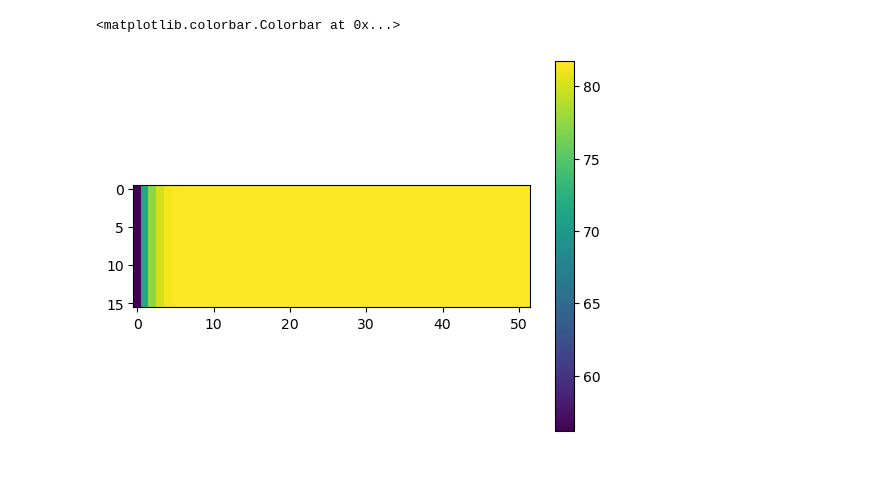
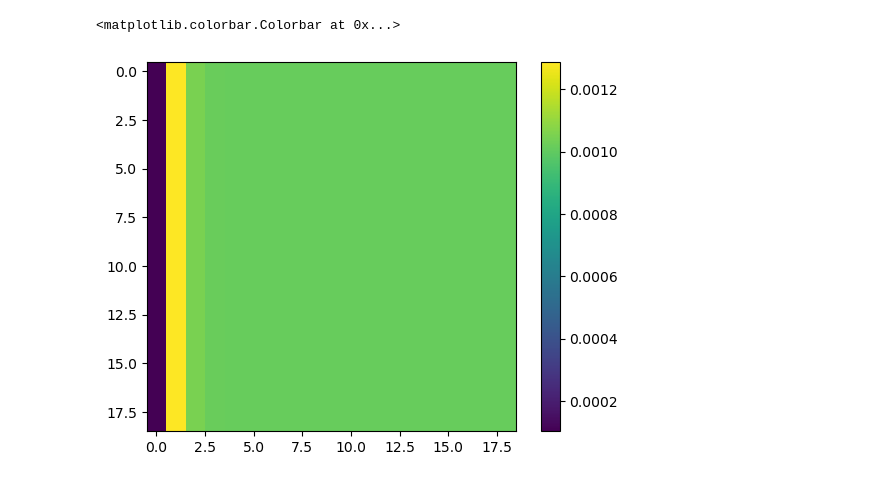
Before and after one commit to aaron23pueschel/CFD, a Jupyter notebook: CFD_FINAL/Development copy.ipynb, the cells around one changed output. Cells and saved outputs as stored; diff of their text form; code cells hidden in the pictures.

```diff
--- a/CFD_FINAL/Development copy.ipynb
+++ b/CFD_FINAL/Development copy.ipynb
@@ -39,9 +69,10 @@ Test.Data.plot_primitive("velocity")
 # %%
 
-for i in range(1000):
+for i in range(1):
     Test.set_pressure_bc()
     Test.set_inflow_bcs()
     s = Test.RK_iteration(type_ = "Euler")
+    Test.set_pressure_bc()
 
 
 
@@ -68,9 +83,9 @@ for i in range(1000):
 # %%
-plt.imshow(Test.Data.V[3])
+plt.imshow(Test.Data.V[0,::-1])
 plt.colorbar()
 # %% [output]
 <matplotlib.colorbar.Colorbar at 0x...>
-[figure, old version]
+[figure, new version]
 # %%
 import MMS_FORTRAN
 s = np.linspace(0,1,100)
```
Also changed, not shown: parts of 8 cells of this notebook, 5 other files.
